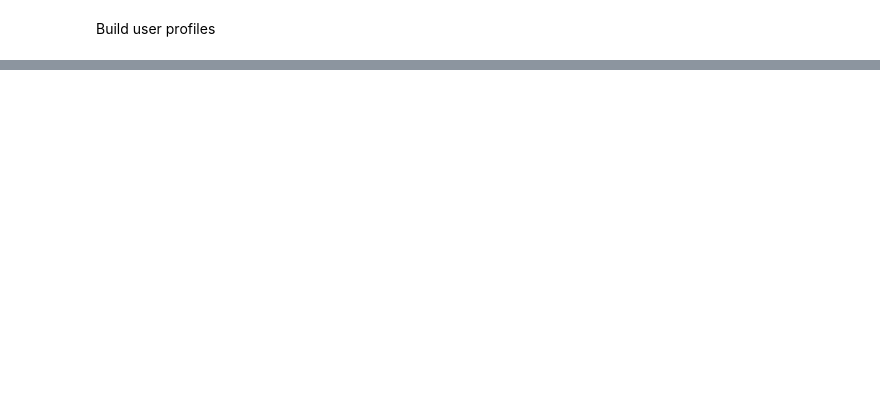
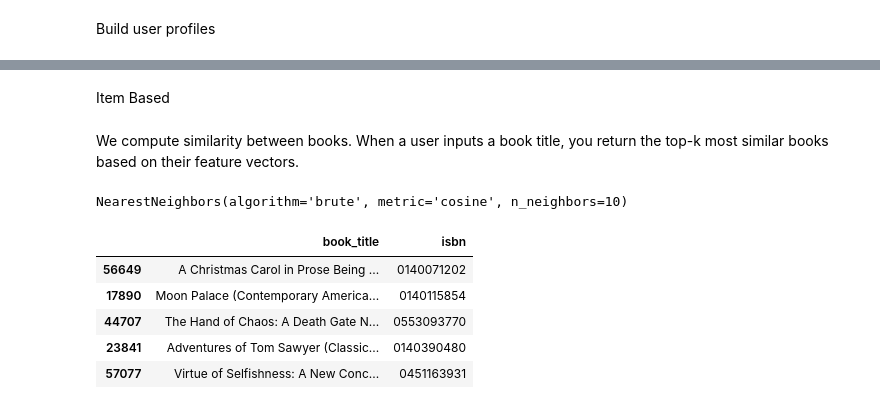
Before and after one commit to saricmilos/what-else-should-I-read, a Jupyter notebook: notebooks/content_based_filtering.ipynb, the cells around one changed output, grey strips where cells are left out. Cells and saved outputs as stored; diff of their text form; code cells hidden in the pictures; blank space fills up the shorter version.

Commit message:
Content Based Filtering Final

```diff
--- a/notebooks/content_based_filtering.ipynb
+++ b/notebooks/content_based_filtering.ipynb
@@ -131,0 +96,3 @@ book_identifiers = book_identifiers.reset_index(drop=True)
+# %%
+# book_identifiers now aligns with book_vectors
+book_identifiers = book_identifiers.reset_index(drop=True)
@@ -144,0 +150,37 @@ Train/Test split
+# %% [markdown]
+Item Based
+# %% [markdown]
+We compute similarity between books. When a user inputs a book title, you return the top-k most similar books based on their feature vectors.
+# %%
+title_to_index = {title: idx for idx, title in enumerate(book_identifiers['book_title'])}
+# %%
+# Build nearest neighbors model
+nn_model = NearestNeighbors(n_neighbors=10, metric='cosine', algorithm='brute')
+nn_model.fit(book_vectors)
+# %% [output]
+NearestNeighbors(algorithm='brute', metric='cosine', n_neighbors=10)
+# %%
+def recommend_similar_books(book_title, top_n=5):
+    if book_title not in title_to_index:
+        return []
+
+    idx = title_to_index[book_title]
+    vector = book_vectors[idx].reshape(1, -1)
+
+    distances, indices = nn_model.kneighbors(vector, n_neighbors=top_n+1)
+    indices = indices.flatten()
+    distances = distances.flatten()
+
+    # exclude the book itself
+    indices = [i for i in indices if i != idx][:top_n]
+
+    return book_identifiers.iloc[indices][['book_title', 'isbn']]
+# %%
+recommend_similar_books("1984", top_n=5)
+# %% [output]
+|  | book_title | isbn |
+| 56649 | A Christmas Carol in Prose Being ... | 0140071202 |
+| 17890 | Moon Palace (Contemporary America... | 0140115854 |
+| 44707 | The Hand of Chaos: A Death Gate N... | 0553093770 |
+| 23841 | Adventures of Tom Sawyer (Classic... | 0140390480 |
+| 57077 | Virtue of Selfishness: A New Conc... | 0451163931 |
```
Also changed, not shown: parts of 25 cells of this notebook.
